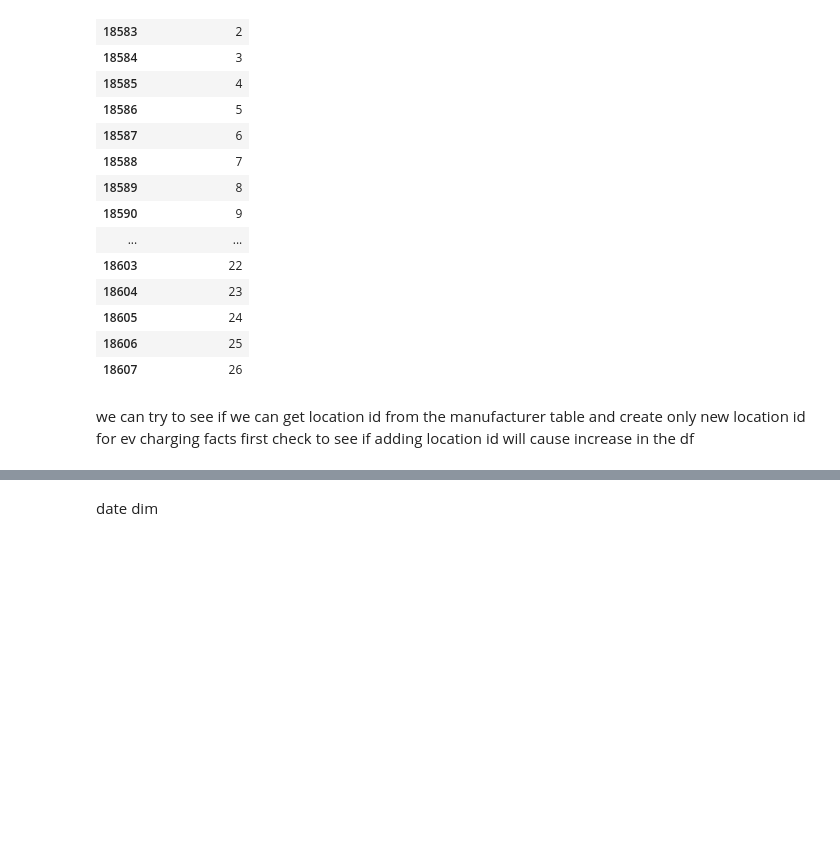
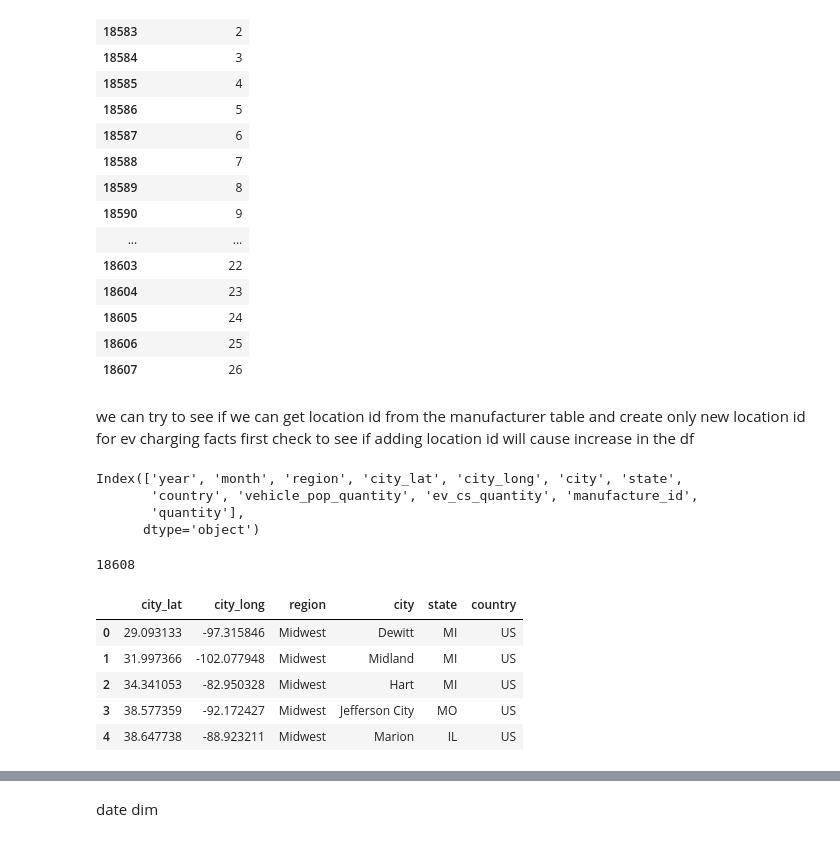
Before and after one commit to hicranA/partsUnlimitedDW, a Jupyter notebook: cumulative_etl.ipynb, the cells around one changed output, grey strips where cells are left out. Saved outputs shown, nothing was run; the diff lists cells and outputs as text; code cells hidden in the pictures; blank space fills up the shorter version.

```diff
--- a/cumulative_etl.ipynb
+++ b/cumulative_etl.ipynb
@@ -76,3 +76,25 @@ manufacturer_dim
 # %% [markdown]
 we can try to see if we can get location id from the manufacturer table and create only new location id for ev charging facts
 first check to see if adding location id will cause increase in the df
+# %%
+cumulative_df.columns
+# %% [output]
+Index(['year', 'month', 'region', 'city_lat', 'city_long', 'city', 'state',
+       'country', 'vehicle_pop_quantity', 'ev_cs_quantity', 'manufacture_id',
+       'quantity'],
+      dtype='object')
+# %%
+len(cumulative_df)
+# %% [output]
+18608
+# %%
+location_df = cumulative_df[[ 'city_lat', 'city_long', 'region','city', 'state',
+       'country']].drop_duplicates(keep='first')
+location_df.head()
+# %% [output]
+|  | city_lat | city_long | region | city | state | country |
+| 0 | 29.093133 | -97.315846 | Midwest | Dewitt | MI | US |
+| 1 | 31.997366 | -102.077948 | Midwest | Midland | MI | US |
+| 2 | 34.341053 | -82.950328 | Midwest | Hart | MI | US |
+| 3 | 38.577359 | -92.172427 | Midwest | Jefferson City | MO | US |
+| 4 | 38.647738 | -88.923211 | Midwest | Marion | IL | US |
```
Also changed, not shown: parts of 17 cells of this notebook, 1 other file.
